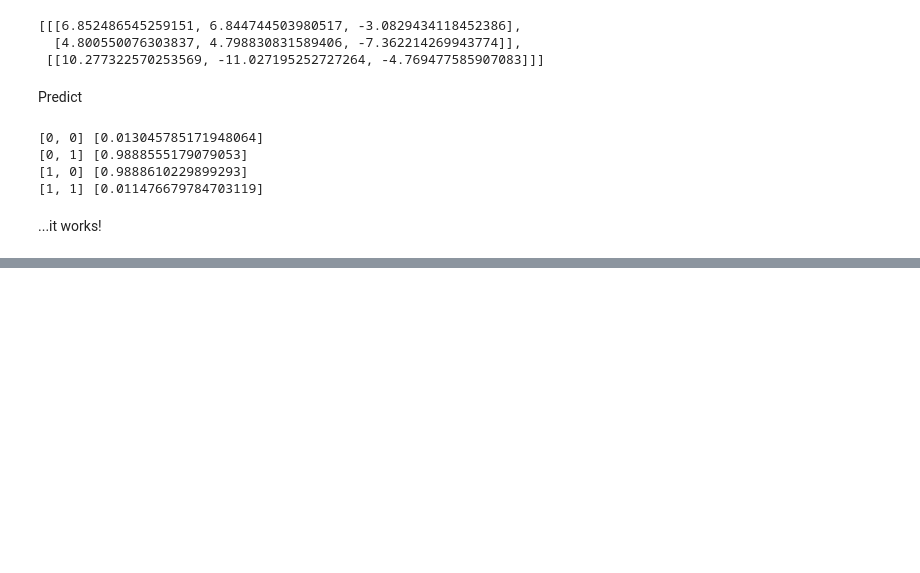
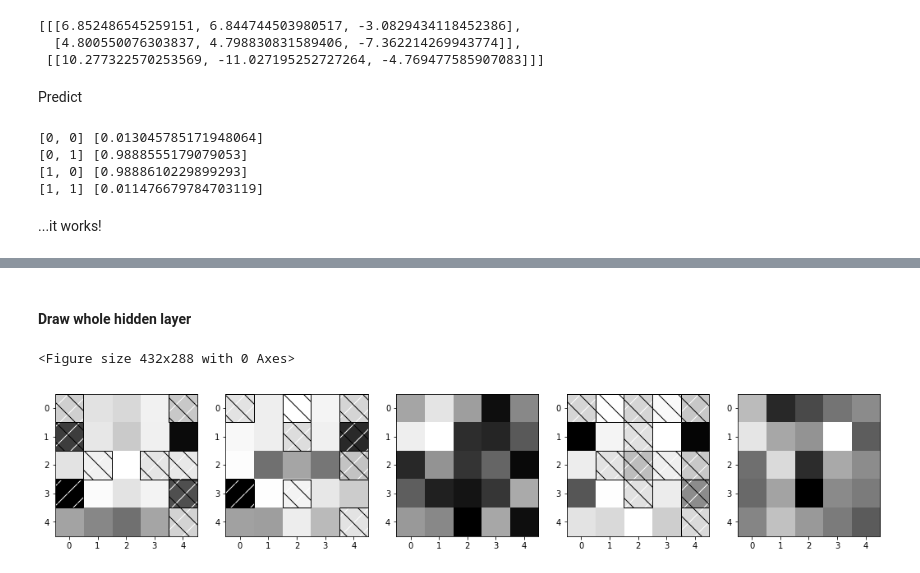
Before and after one commit to cbare/data-science-from-scratch, a Jupyter notebook: chapter_18/neural-networks.ipynb, the cells around one changed output, grey strips where cells are left out. Cells and saved outputs as stored; diff of their text form; code cells hidden in the pictures; blank space fills up the shorter version.

```diff
--- a/chapter_18/neural-networks.ipynb
+++ b/chapter_18/neural-networks.ipynb
@@ -169,0 +355,30 @@ for input_vector, targets in training_set:
+# %% [markdown]
+#### Draw whole hidden layer
+# %%
+plt.subplots_adjust(wspace=0.5)
+fig, ax = plt.subplots(figsize=(18, 10))
+
+for k in range(len(network[0])):
+    weights = network[0][k]
+    abs_weights = [abs(w) for w in weights]
+
+    grid = [abs_weights[row:(row+5)] for row in range(0,25,5)]
+
+    ax=plt.subplot(1, 5, k+1)
+    plt.gca().set_xticks([0,1,2,3,4])
+    plt.gca().set_yticks([0,1,2,3,4])
+    ax.imshow(grid,
+              cmap=matplotlib.cm.binary,
+              interpolation='none')
+
+    # cross-hatch the negative weights
+    for i in range(5):
+        for j in range(5):
+            if weights[5*i + j] < 0:
+                ax.add_patch(patch(j, i, '/', "white"))
+                ax.add_patch(patch(j, i, '\\', "black"))
+
+plt.show()
+# %% [output]
+<Figure size 432x288 with 0 Axes>
+[figure, added]
```
Also changed, not shown: parts of 26 cells of this notebook.
